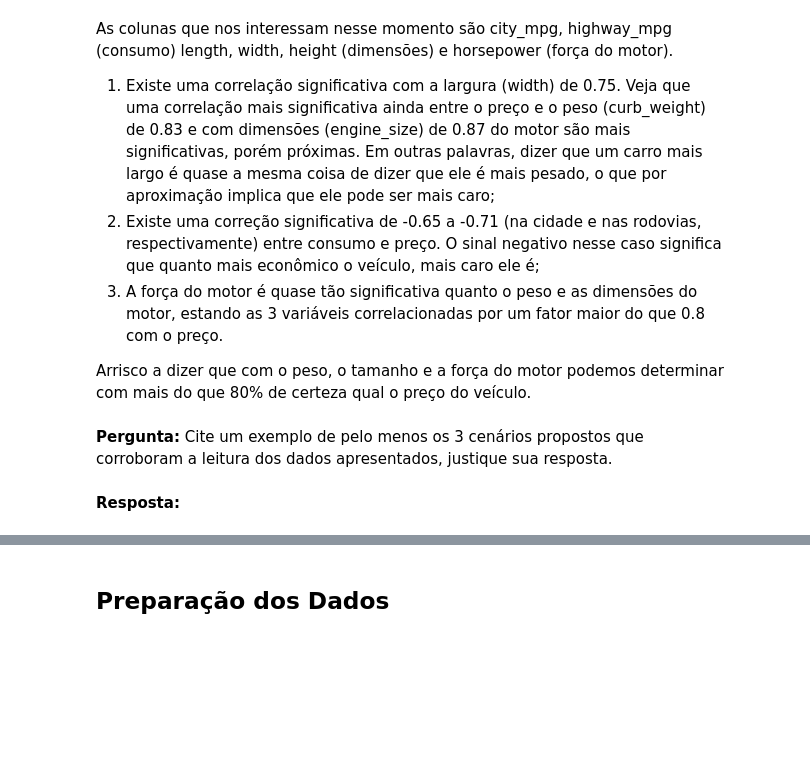
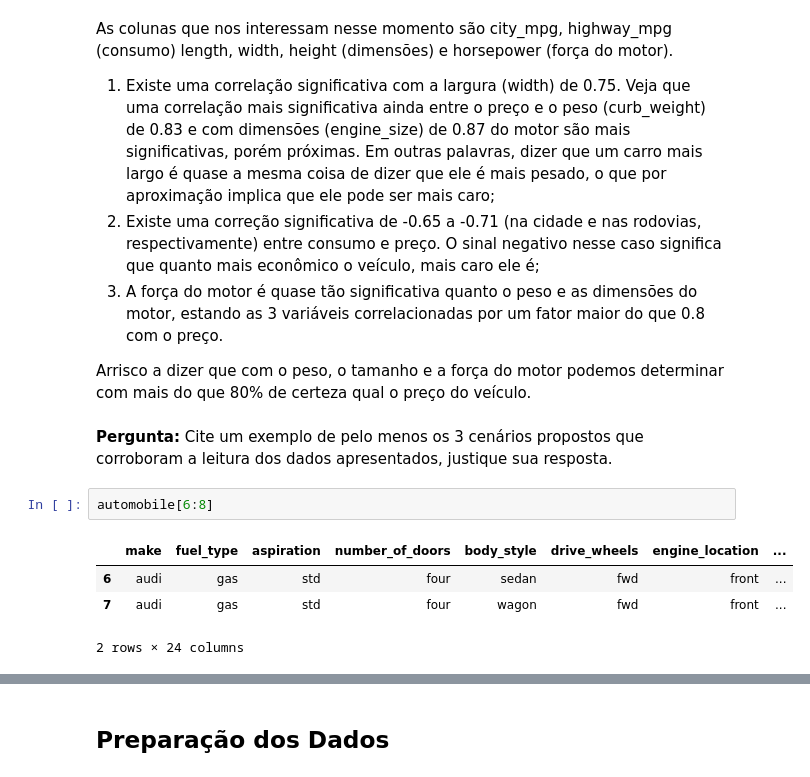
Before and after one commit to gabrielgomescrispim/Projeto_Python, a Jupyter notebook: automobile-price-prediction.ipynb, the cells around one changed output, grey strips where cells are left out. Drawn from its saved outputs; the diff is of its cells as text; blank space fills up the shorter version.

```diff
--- a/automobile-price-prediction.ipynb
+++ b/automobile-price-prediction.ipynb
@@ -150,5 +150,10 @@ As colunas que nos interessam nesse momento são city_mpg, highway_mpg (consumo)
 Arrisco a dizer que com o peso, o tamanho e a força do motor podemos determinar com mais do que 80% de certeza qual o preço do veículo.
 # %% [markdown]
 **Pergunta:** Cite um exemplo de pelo menos os 3 cenários propostos que corroboram a leitura dos dados apresentados, justique sua resposta.
-# %% [markdown]
-**Resposta:**
+# %%
+automobile[6:8]
+# %% [output]
+|  | make | fuel_type | aspiration | number_of_doors | body_style | drive_wheels | engine_location | ... |
+| 6 | audi | gas | std | four | sedan | fwd | front | ... |
+| 7 | audi | gas | std | four | wagon | fwd | front | ... |
+2 rows × 24 columns
```
Also changed, not shown: parts of 17 cells of this notebook.
